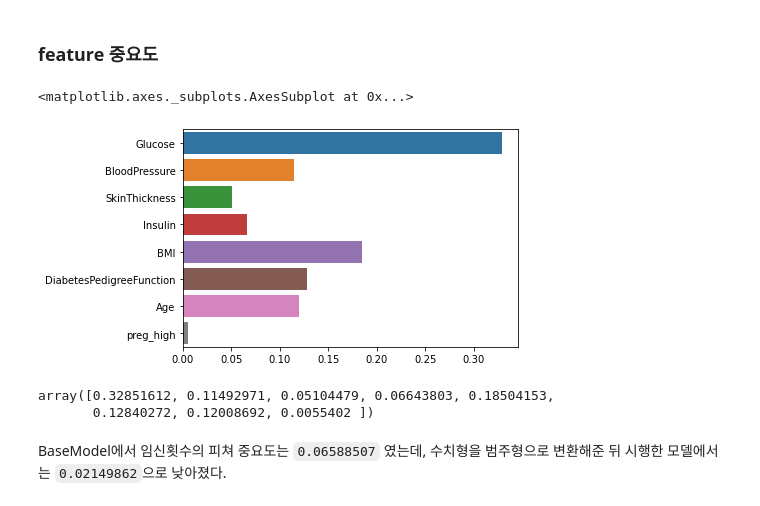
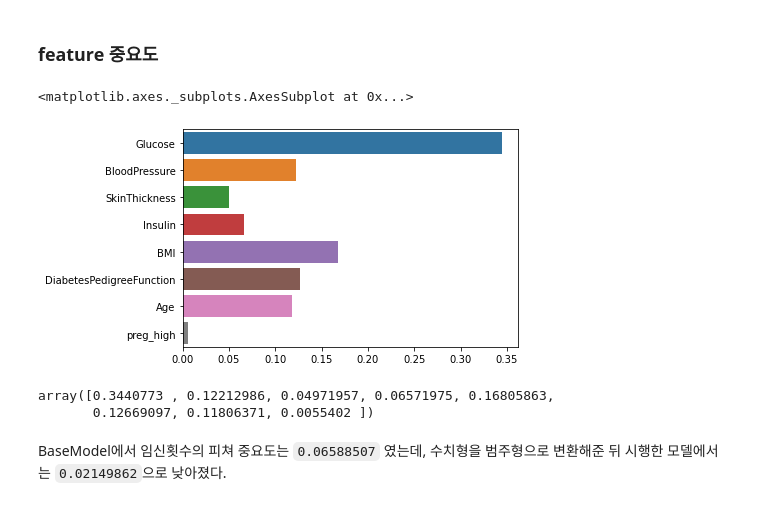
Before and after one commit to choihana/TIL, a Jupyter notebook: Datascience/DecisionTree/3.Feature Engineering.ipynb, the cells around one changed output. Cells and saved outputs as stored; diff of their text form; code cells hidden in the pictures.

```diff
--- a/Datascience/DecisionTree/3.Feature Engineering.ipynb
+++ b/Datascience/DecisionTree/3.Feature Engineering.ipynb
@@ -79,22 +79,22 @@ X_train, X_test,y_train, y_test = train_test_split(X,y,test_size=0.2, random_sta
 ###  fit, predict
 # %%
 # 의사결정 나무 모델 만들기
-model = DecisionTreeClassifier()
-model.fit(X_train, y_train)
-pred = model.predict(X_test)
+model1 = DecisionTreeClassifier(random_state=1111)
+model1.fit(X_train, y_train)
+pred = model1.predict(X_test)
 # %% [markdown]
 ### feature 중요도
 # %%
 # 기존모델보다 pregnancies의 중요도가 내려감
-sns.barplot(x=model.feature_importances_,y=X.columns)
+sns.barplot(x=model1.feature_importances_,y=X.columns)
 # %% [output]
 <matplotlib.axes._subplots.AxesSubplot at 0x...>
-[figure, old version]
+[figure, new version]
 # %%
-model.feature_importances_
+model1.feature_importances_
 # %% [output]
-array([0.32851612, 0.11492971, 0.05104479, 0.06643803, 0.18504153,
-       0.12840272, 0.12008692, 0.0055402 ])
+array([0.3440773 , 0.12212986, 0.04971957, 0.06571975, 0.16805863,
+       0.12669097, 0.11806371, 0.0055402 ])
 # %% [markdown]
 BaseModel에서 임신횟수의 피쳐 중요도는 `0.06588507` 였는데, 수치형을 범주형으로 변환해준 뒤 시행한 모델에서는 `0.02149862`으로 낮아졌다.
 # %% [markdown]
```
Also changed, not shown: parts of 26 cells of this notebook, 1 other file.
